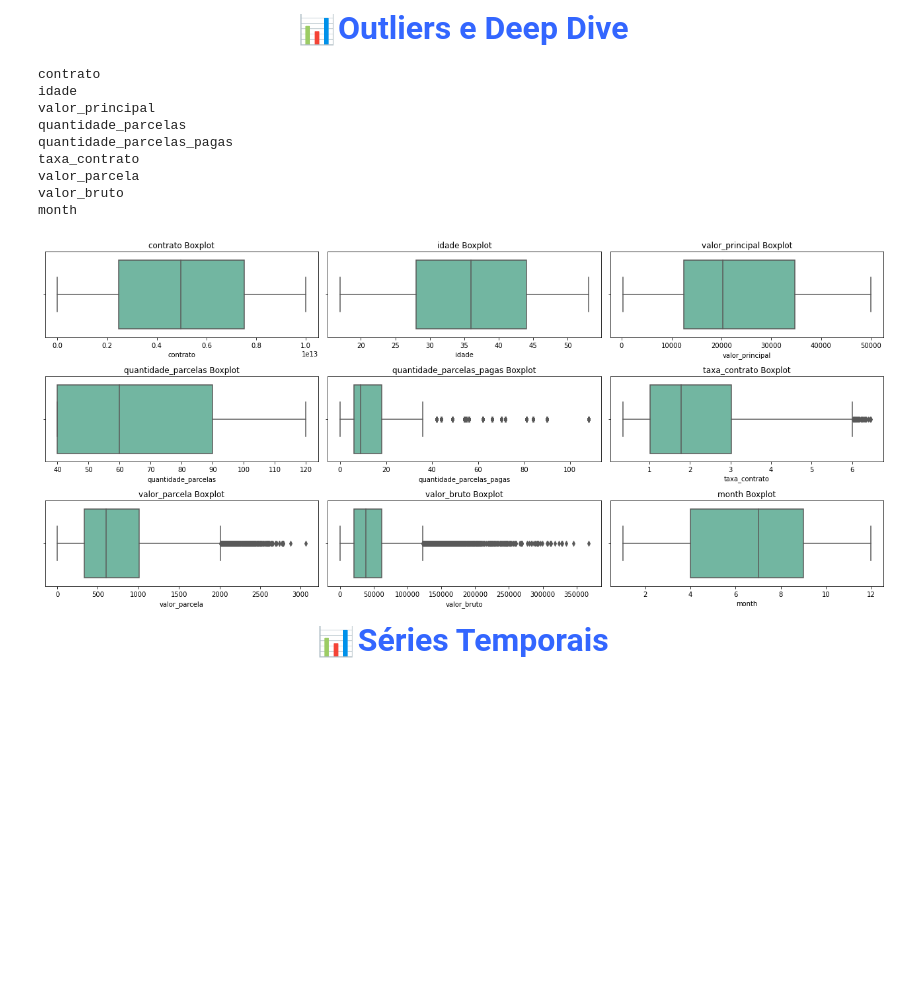
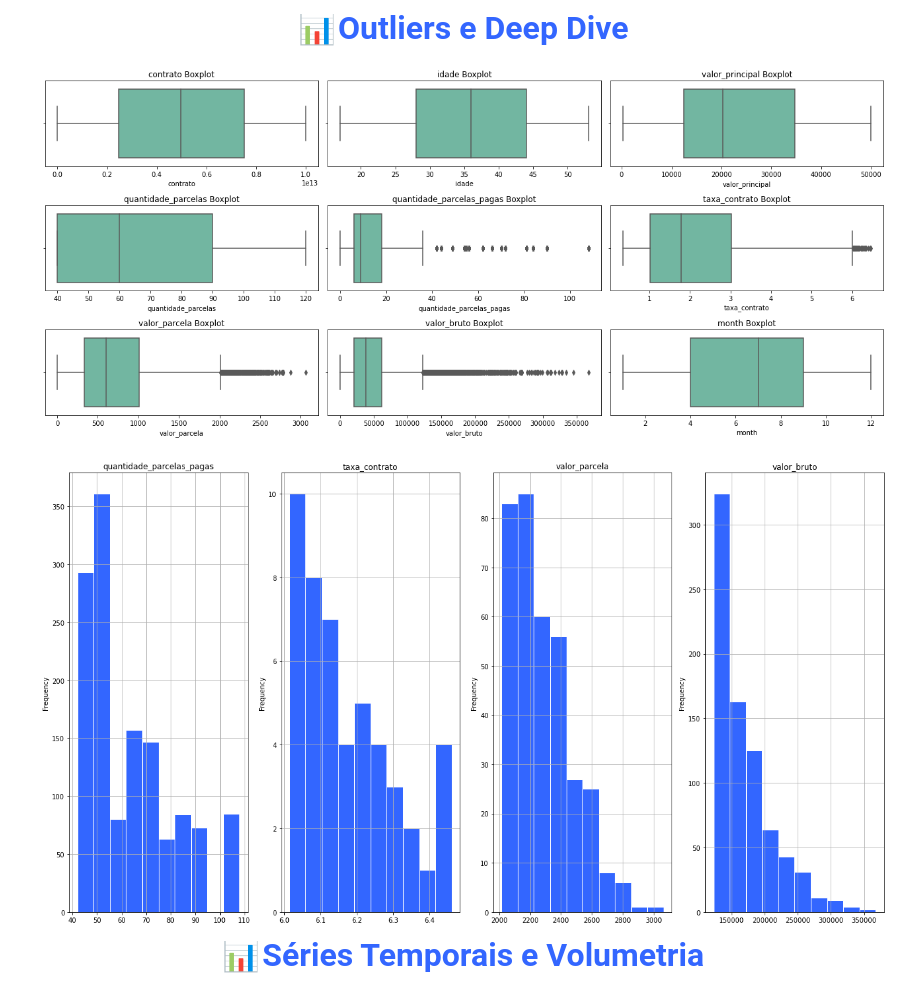
Before and after one commit to viniciusnicoleli/Loans_analysis, a Jupyter notebook: src/analise_exp.ipynb, the cells around one changed output. Saved outputs shown, nothing was run; the diff lists cells and outputs as text; code cells hidden in the pictures; blank space fills up the shorter version.

```diff
--- a/src/analise_exp.ipynb
+++ b/src/analise_exp.ipynb
@@ -194,19 +186,15 @@ print(ptz.vif(df=vif_df))
 import warnings
 warnings.filterwarnings("ignore")
 outliers = ptz.plotar_nested_boxplot(df=df,cols=vif_df.columns)
+outliers = outliers[['quantidade_parcelas_pagas','taxa_contrato','valor_parcela','valor_bruto']]
 # %% [output]
-contrato
-idade
-valor_principal
-quantidade_parcelas
-quantidade_parcelas_pagas
-taxa_contrato
-valor_parcela
-valor_bruto
-month
 [figure]
+# %%
+ptz.plotar_dist_four(df=outliers)
+# %% [output]
+[figure, added]
 # %% [markdown]
 <div style='text-align: center; font-family: "Helvetica Neue", Helvetica, Arial, sans-serif;'>
   <span style='font-size: 30px;'>📊</span>
-  <span style='font-weight: bold; font-size: 32px; color: #3366FF;'>Séries Temporais</span>
+  <span style='font-weight: bold; font-size: 32px; color: #3366FF;'>Séries Temporais e Volumetria</span>
 </div>
```
Also changed, not shown: parts of 15 cells of this notebook, 2 other files.
